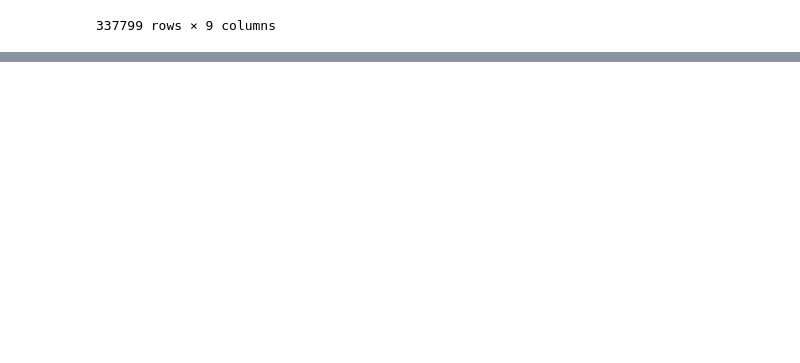
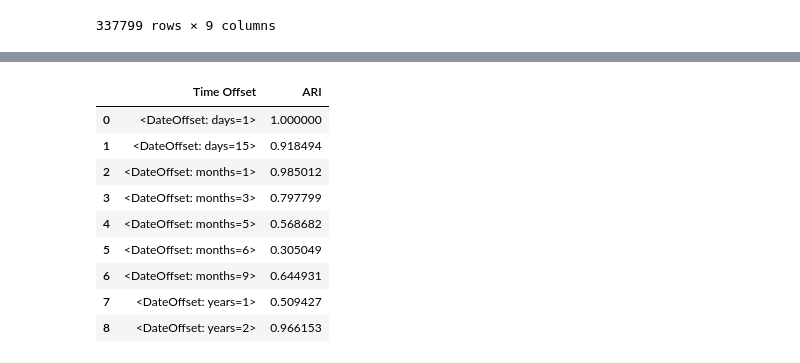
Before and after one commit to DonzerHD/Segmentation_Client, a Jupyter notebook: Notebooks/Partie2_Maintenance/model_maintenance.ipynb, the cells around one changed output, grey strips where cells are left out. Saved outputs shown, nothing was run; the diff lists cells and outputs as text; code cells hidden in the pictures; blank space fills up the shorter version.

```diff
--- a/Notebooks/Partie2_Maintenance/model_maintenance.ipynb
+++ b/Notebooks/Partie2_Maintenance/model_maintenance.ipynb
@@ -46,20 +43,0 @@ df_2009_2010
-# %%
-import pandas as pd
-from sklearn.cluster import KMeans
-from sklearn.metrics import adjusted_rand_score
-
-# Ensure that InvoiceDate is in datetime format
-df_2009_2010['InvoiceDate'] = pd.to_datetime(df_2009_2010['InvoiceDate'])
-
-# Calculate Recency, Frequency and Monetary value for each customer
-snapshot_date = df_2009_2010['InvoiceDate'].max() + pd.DateOffset(days=1)
-
-rfm_2009_2010 = df_2009_2010.groupby(['Customer_ID']).agg({
-    'InvoiceDate': lambda x: (snapshot_date - x.max()).days,
-    'Invoice': 'count',
-    'TotalSales': 'sum'})
-
-# Rename the columns
-rfm_2009_2010.rename(columns={'InvoiceDate': 'Recency',
-                   'Invoice': 'Frequency',
-                   'TotalSales': 'MonetaryValue'}, inplace=True)
@@ -115,0 +134,15 @@ ValueError: Found input variables with inconsistent numbers of samples: [4198, 4
+# %%
+# met les ari value dans un tableau avec les dates
+ari_values = pd.DataFrame({'Time Offset': time_offsets, 'ARI': [1] + ari_values})
+ari_values
+# %% [output]
+|  | Time Offset | ARI |
+| 0 | <DateOffset: days=1> | 1.000000 |
+| 1 | <DateOffset: days=15> | 0.918494 |
+| 2 | <DateOffset: months=1> | 0.985012 |
+| 3 | <DateOffset: months=3> | 0.797799 |
+| 4 | <DateOffset: months=5> | 0.568682 |
+| 5 | <DateOffset: months=6> | 0.305049 |
+| 6 | <DateOffset: months=9> | 0.644931 |
+| 7 | <DateOffset: years=1> | 0.509427 |
+| 8 | <DateOffset: years=2> | 0.966153 |
```
Also changed, not shown: parts of 8 cells of this notebook.
